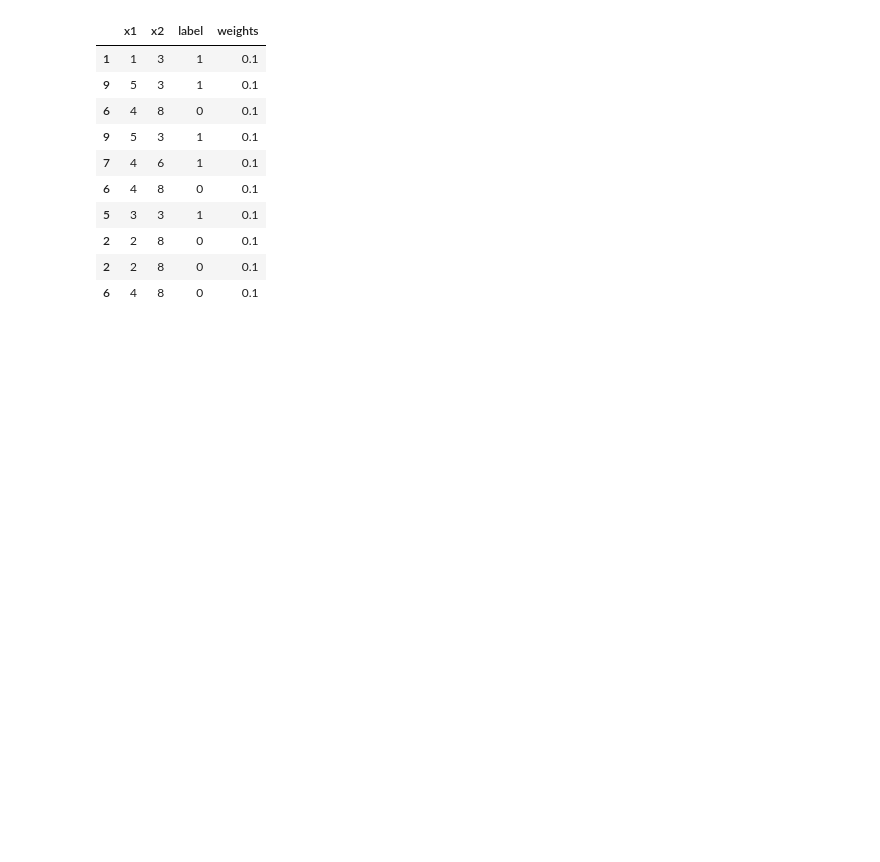
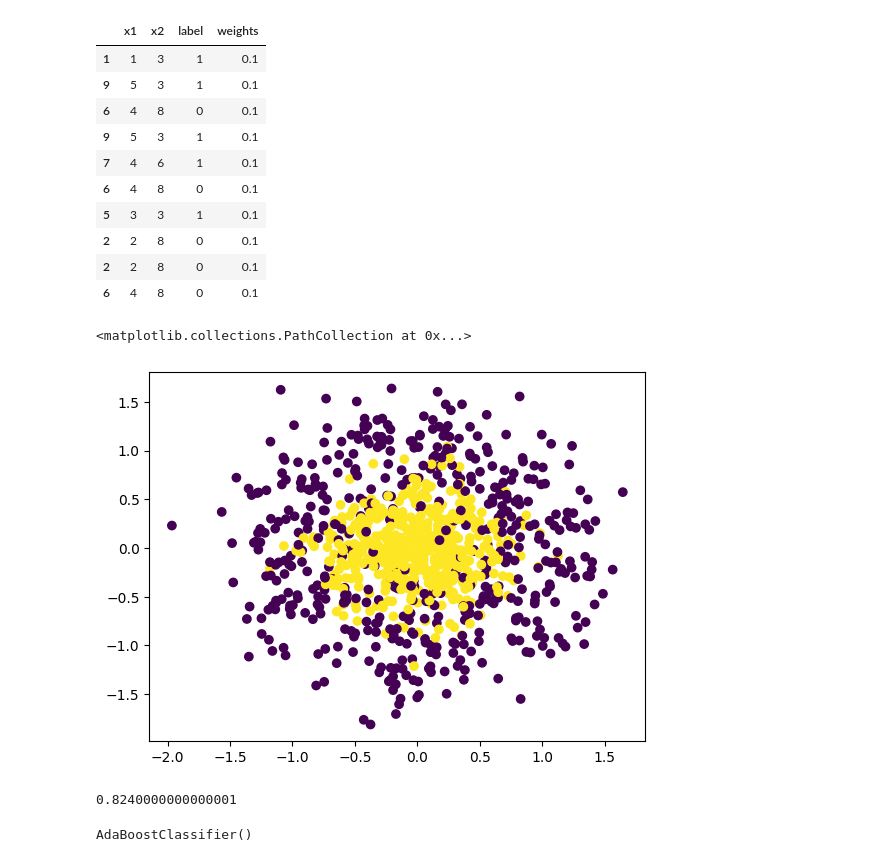
Before and after one commit to jenish2917/Machine-Learning, a Jupyter notebook: adaboost.ipynb, the cells around one changed output. Saved outputs shown, nothing was run; the diff lists cells and outputs as text; code cells hidden in the pictures; blank space fills up the shorter version.

```diff
--- a/adaboost.ipynb
+++ b/adaboost.ipynb
@@ -205,0 +214,8 @@ df2
+# %%
+np.random.seed(42)
+x, y = make_circles(n_samples=1000, noise=0.35, factor=0.1, random_state=42)
+# %%
+plt.scatter(x[:,0], x[:,1], c=y)
+# %% [output]
+<matplotlib.collections.PathCollection at 0x...>
+[figure, added]
@@ -205,0 +227,8 @@ df2
+# %%
+np.mean(cross_val_score(abc, x, y, cv=10, scoring='accuracy'))
+# %% [output]
+0.8240000000000001
+# %%
+abc.fit(x,y)
+# %% [output]
+AdaBoostClassifier()
```
Also changed, not shown: parts of 7 cells of this notebook, 1 other file.
